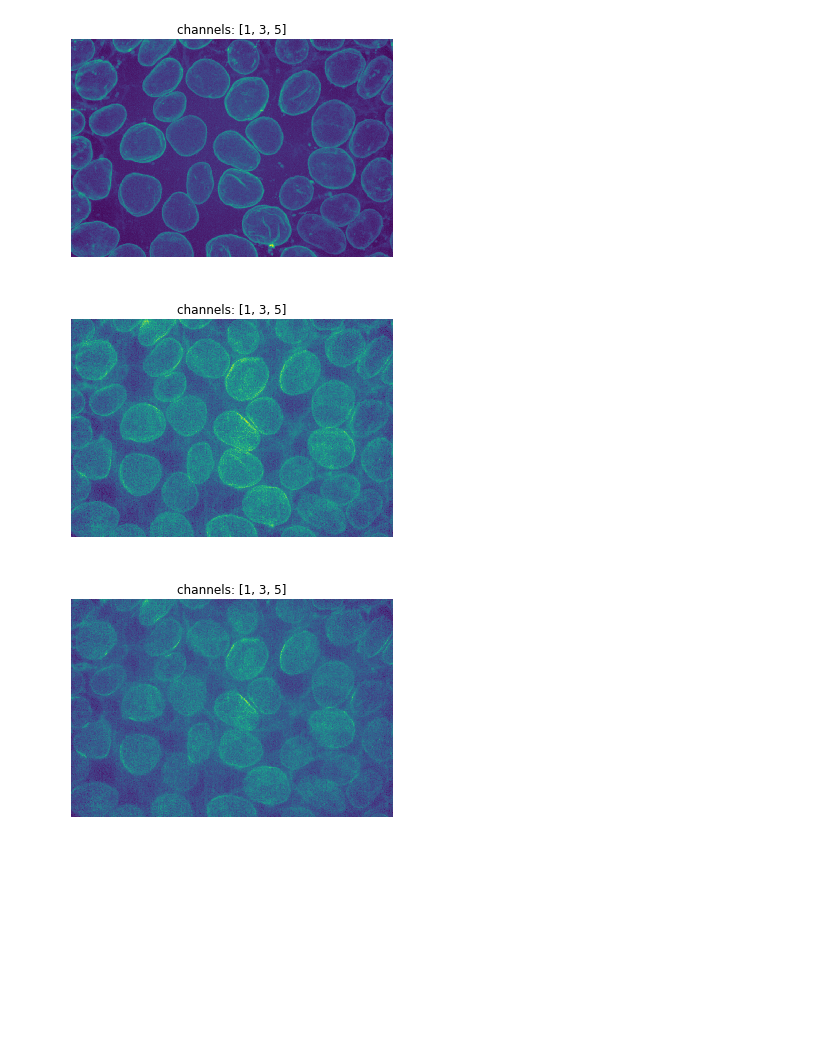
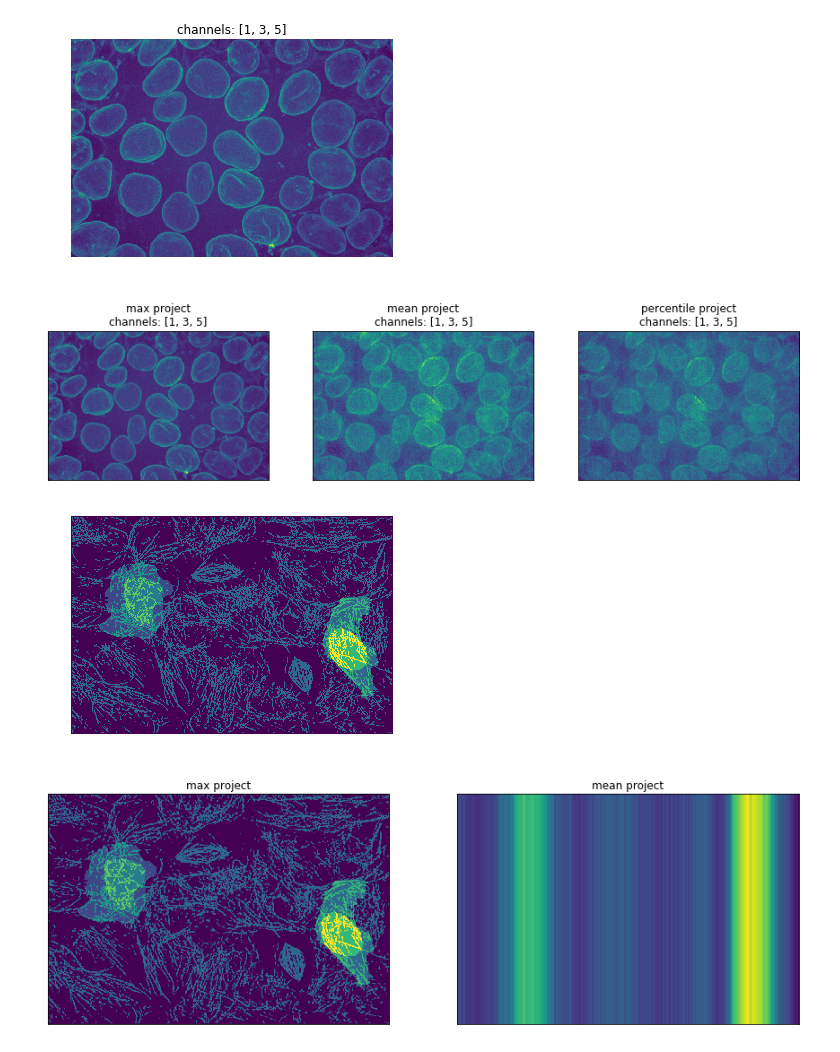
Before and after one commit to AllenCellModeling/QuiltLoader, a Jupyter notebook: loaders.ipynb, the cells around one changed output. Saved outputs shown, nothing was run; the diff lists cells and outputs as text; code cells hidden in the pictures; blank space fills up the shorter version.

```diff
--- a/loaders.ipynb
+++ b/loaders.ipynb
@@ -71,10 +87,20 @@ ql.display_stack(img)
 # %% [output]
 [figure]
 # %%
-ql.display_stack(img, use='mean')
+ql.display_stack(img, use='all')
 # %% [output]
-[figure, old version]
+[figure, new version]
-# %%
-ql.display_stack(img, use='percentile')
-# %% [output]
-[figure, removed]
+# %%
+cell_seg = data['cell_segs'][0]['image']
+nuc_seg = data['nuclei_segs'][0]['image']
+struct_seg = data['structure_segs'][0]['image']
+# %%
+ql.display_icell([cell_seg, nuc_seg, struct_seg])
+# %% [output]
+[figure, added]
+# %%
+# there is a bug with this i dont know why but it is time for me to go
+# bye bye
+ql.display_icell([cell_seg, nuc_seg, struct_seg], use='all')
+# %% [output]
+[figure, added]
```
Also changed, not shown: parts of 6 cells of this notebook, 1 other file.
